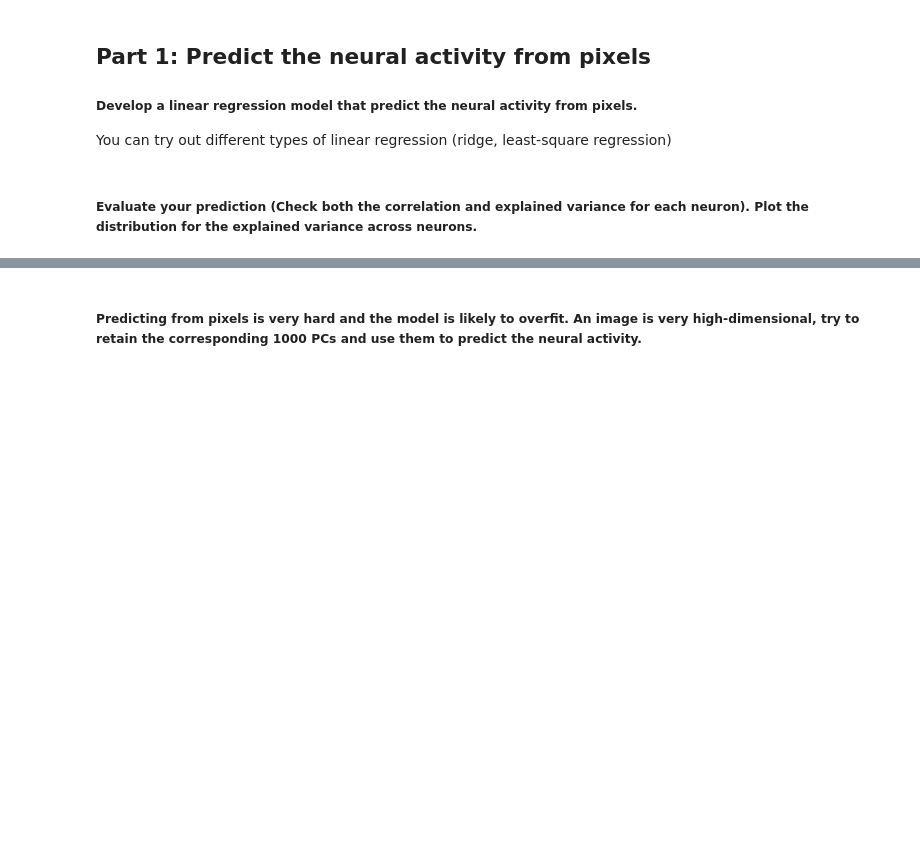
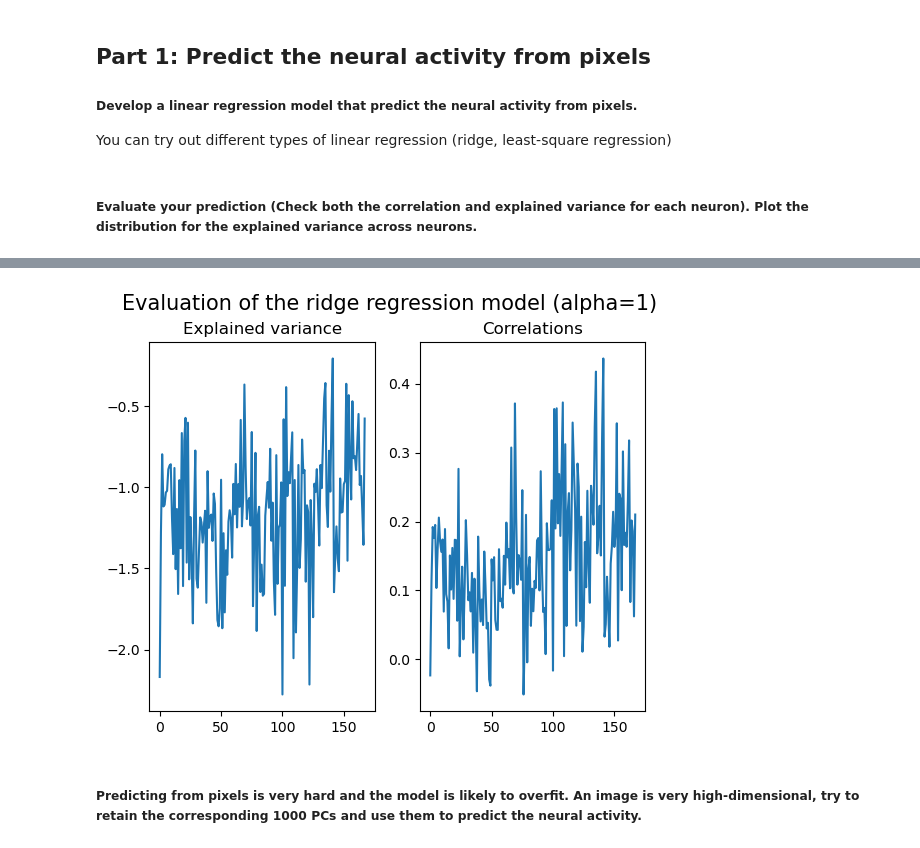
Before and after one commit to meriadecmorrier/NX414-Project, a Jupyter notebook: week5/week5.ipynb, the cells around one changed output, grey strips where cells are left out. Drawn from its saved outputs; the diff is of its cells as text; code cells hidden in the pictures; blank space fills up the shorter version.

```diff
--- a/week5/week5.ipynb
+++ b/week5/week5.ipynb
@@ -89,2 +88,6 @@ reg = LinearRegression().fit(X, y)
+# %%
+#Ridge regression
+from sklearn.linear_model import Ridge
+ridge_reg= Ridge(alpha=1).fit(X,spikes_train)
 # %% [markdown]
 ##### Evaluate your prediction (Check both the correlation and explained variance for each neuron). Plot the distribution for the explained variance across neurons.
@@ -110,3 +118,13 @@ plt.show()
+# %%
+fig, (ax1,ax2)=plt.subplots(1,2)
+fig.suptitle('Evaluation of the ridge regression model (alpha=1)', fontsize=15)
+ax1.plot(ridge_explained_var)
+ax1.set_title('Explained variance')
+ax2.plot(ridge_correlations)
+ax2.set_title('Correlations')
+plt.show()
+# %% [output]
+[figure, added]
 # %% [markdown]
 ##### Predicting from pixels is very hard and the model is likely to overfit. An image is very high-dimensional, try to retain the corresponding 1000 PCs and use them to predict the neural activity.
 # %%
```
Also changed, not shown: parts of 12 cells of this notebook.
